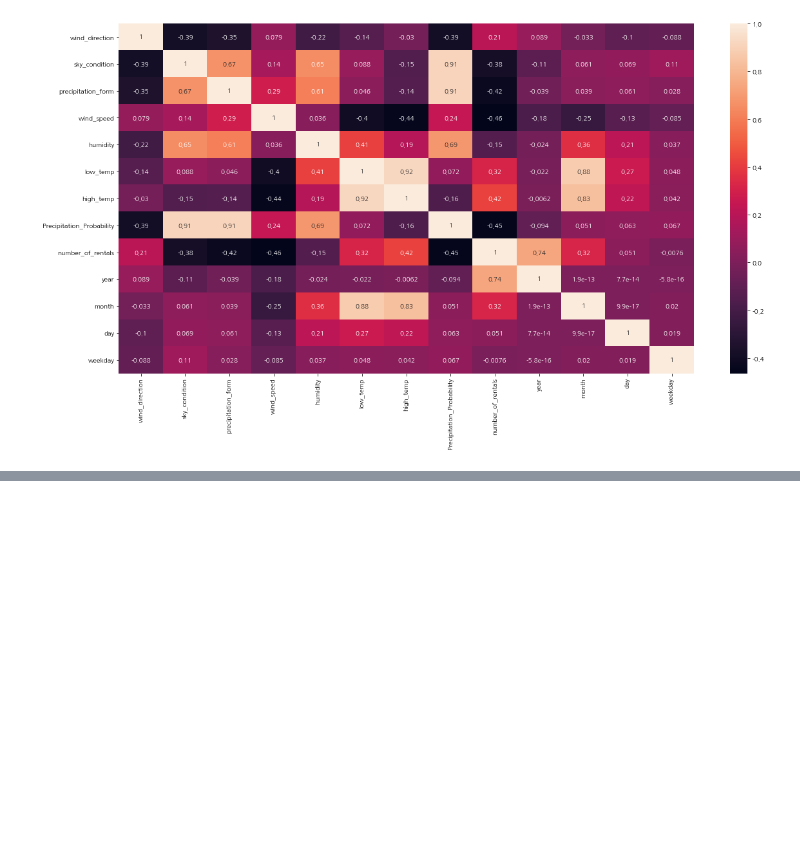
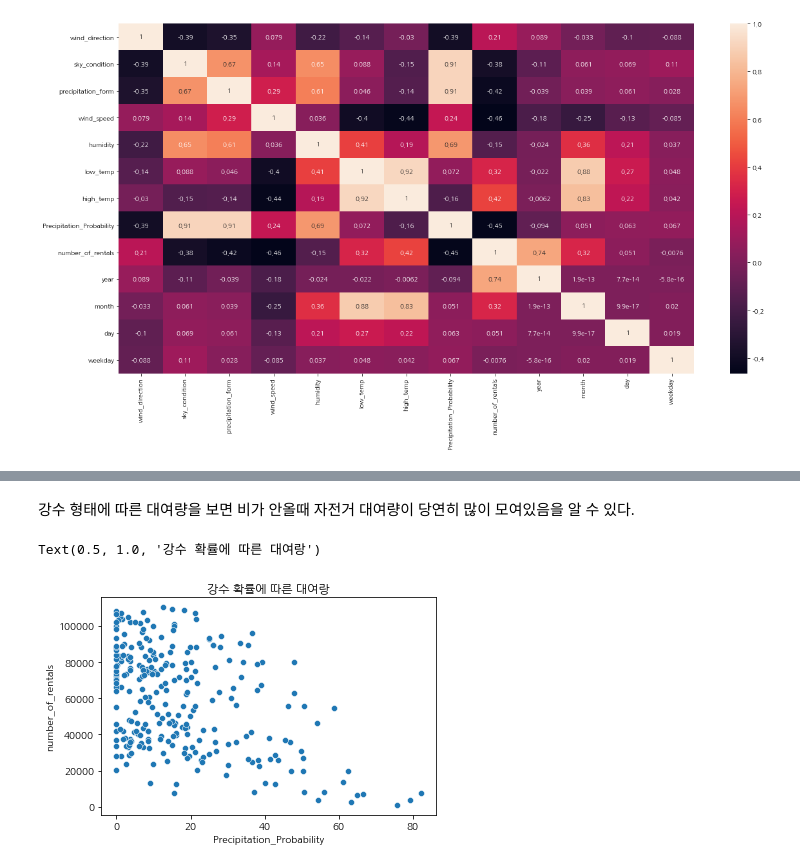
Before and after one commit to choiuikang/contest, a Jupyter notebook: dacon/Untitled.ipynb, the cells around one changed output, grey strips where cells are left out. Drawn from its saved outputs; the diff is of its cells as text; code cells hidden in the pictures; blank space fills up the shorter version.

```diff
--- a/dacon/Untitled.ipynb
+++ b/dacon/Untitled.ipynb
@@ -161,0 +185,8 @@ sns.regplot(x="precipitation_form", y="number_of_rentals", data=train, ax=ax3, s
+# %% [markdown]
+강수 형태에 따른 대여량을 보면 비가 안올때 자전거 대여량이 당연히 많이 모여있음을 알 수 있다.
+# %%
+sns.scatterplot(data=train, x='Precipitation_Probability', y='number_of_rentals',)
+plt.title("강수 확률에 따른 대여랑")
+# %% [output]
+Text(0.5, 1.0, '강수 확률에 따른 대여랑')
+[figure, added]
```
Also changed, not shown: parts of 24 cells of this notebook.
